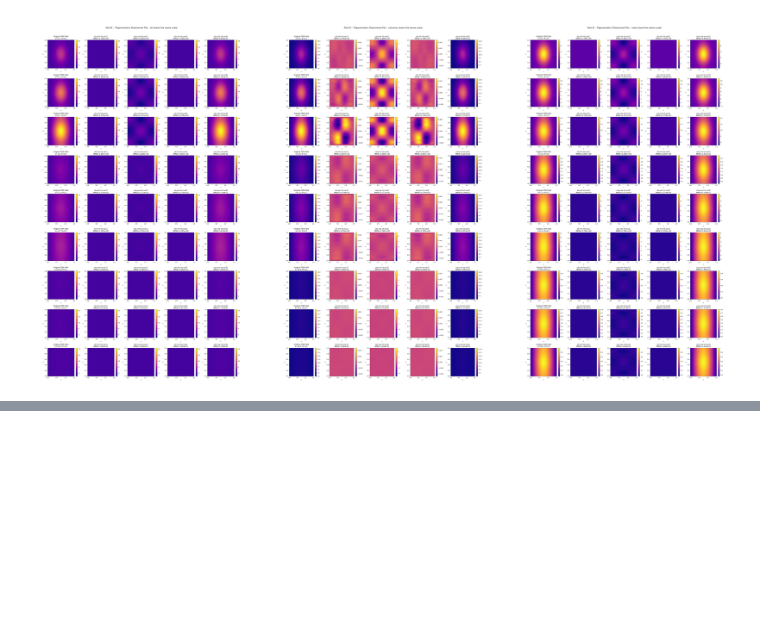
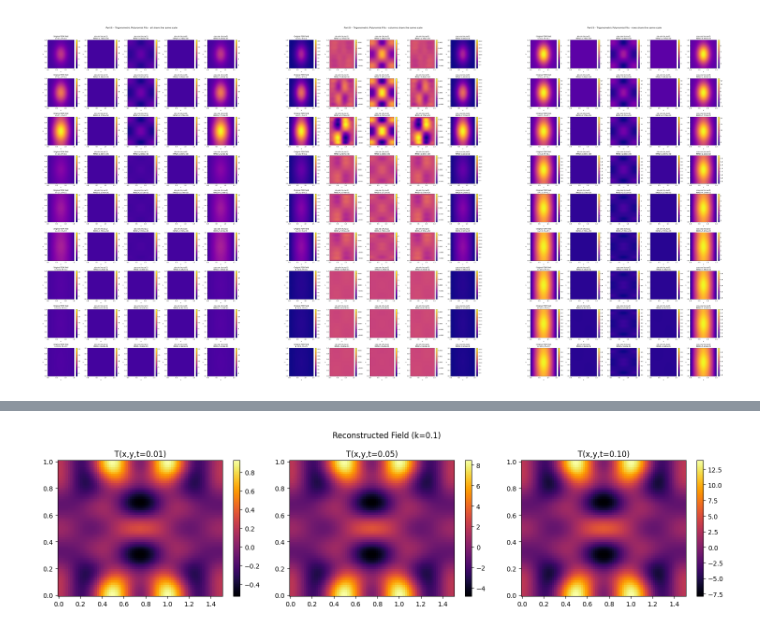
Before and after one commit to rachelBonanno/SciML_Assignment_2, a Jupyter notebook: fem2d_heat.ipynb, the cells around one changed output, grey strips where cells are left out. Saved outputs shown, nothing was run; the diff lists cells and outputs as text; code cells hidden in the pictures; blank space fills up the shorter version.

```diff
--- a/fem2d_heat.ipynb
+++ b/fem2d_heat.ipynb
@@ -785,0 +770,98 @@ Sketch ideas for building space-time models for the “data” and try to build
+# %%
+# combine your spatial and temporal data into one model that represents how temperature changes in both space and time.
+# model space and time simultaneously
+import numpy as np
+import matplotlib.pyplot as plt
+from scipy.optimize import curve_fit
+from numpy.linalg import lstsq
+
+# --- step 1: fit spatial cos-cos modes linearly at each time
+def fit_spatial_coscos(coords_10, T_t10, Lx, Ly, Mmax=5, Nmax=5):
+    Nt = T_t10.shape[0]
+    Npts = coords_10.shape[0]
+    labels = [(m, n) for m in range(Mmax+1) for n in range(Nmax+1)]
+    nbasis = len(labels)
+    Phi = np.zeros((Npts, nbasis))
+    coeffs_time = np.zeros((Nt, nbasis))
+
+    for m, n in labels:
+        idx = labels.index((m, n))
+        Phi[:, idx] = np.cos(2*np.pi*m*coords_10[:,0]/Lx) * np.cos(2*np.pi*n*coords_10[:,1]/Ly)
+
+    # Fit for each time step
+    for it in range(Nt):
+        Ti = T_t10[it, :]
+        coeffs_time[it, :], *_ = lstsq(Phi, Ti, rcond=None)
+
+    return coeffs_time, labels
+
+# --- step 2: fit exponential model to each spatial mode's time evolution
+def fit_temporal_exponential(times, coeffs_time, labels):
+    params = {}
+    for i, (m, n) in enumerate(labels):
+        ydata = coeffs_time[:, i]
+        # initial guess: a=0.1, b=max(y), c=1.0/times.max()
+        p0 = [0.1, ydata.max(), 1.0/(times.max()+1e-8)]
+        try:
+            popt, _ = curve_fit(exponential_model, times, ydata, p0=p0, maxfev=10000)
+            params[(m, n)] = popt
+        except RuntimeError:
+            params[(m, n)] = [np.nan, np.nan, np.nan]
+    return params
+
+# --- step 3: reconstruct field
+def reconstruct_field(x, y, t, labels, params, Lx, Ly):
+    X, Y = np.meshgrid(x, y)
+    T = np.zeros_like(X)
+    for (m, n) in labels:
+        a, b, c = params[(m, n)]
+        if np.isnan(a): continue
+        T += exponential_model(t, a, b, c) * np.cos(2*np.pi*m*X/Lx) * np.cos(2*np.pi*n*Y/Ly)
+    return X, Y, T
+
+# ======================
+# Example usage
+
+# pick one case from your result_dict with history
+seen_ks = []
+for chosen_key in [k for k, v in result_dict.items() if v[3] is not None]:
+# chosen_key = next(k for k, v in result_dict.items() if v[3] is not None)
+    k_val, tf_val = chosen_key
+    if k_val in seen_ks:
+        continue
+    seen_ks.append(k_val)
+    history = result_dict[chosen_key][3]
+    times = np.array([t for t, _ in history])
+    T_snapshots = np.array([T.flatten() for _, T in history])
+
+    coords_10 = coords[sample_nodes]
+    T_t10 = np.array([[T_snapshots[it, node] for node in sample_nodes] for it in range(len(times))])
+    Lx, Ly = max(x), max(y)
+
+    # --- fit spatial and temporal models
+    coeffs_time, labels = fit_spatial_coscos(coords_10, T_t10, Lx, Ly, Mmax=3, Nmax=3)
+    params = fit_temporal_exponential(times, coeffs_time, labels)
+
+    # --- visualize one mode’s time fit
+    example_mode = (1, 1)
+    i = labels.index(example_mode)
+    ydata = coeffs_time[:, i]
+    a, b, c = params[example_mode]
+    t_fit = np.linspace(times.min(), times.max(), 200)
+    y_fit = exponential_model(t_fit, a, b, c)
+
+    # --- reconstruct full field at a few times
+    xq = np.linspace(0, Lx, 80)
+    yq = np.linspace(0, Ly, 60)
+    times_plot = np.linspace(times.min(), times.max(), 3)
+    fig, axs = plt.subplots(1, len(times_plot), figsize=(15, 4))
+    for j, tj in enumerate(times_plot):
+        X, Y, Tq = reconstruct_field(xq, yq, tj, labels, params, Lx, Ly)
+        pcm = axs[j].pcolormesh(X, Y, Tq, shading='auto', cmap='inferno')
+        axs[j].set_title(f"T(x,y,t={tj:.2f})")
+        fig.colorbar(pcm, ax=axs[j])
+    fig.suptitle(f"Reconstructed Field (k={k_val})")
+    plt.tight_layout()
+    plt.show()
+# %% [output]
+[figure, added]
```
Also changed, not shown: parts of 11 cells of this notebook.
